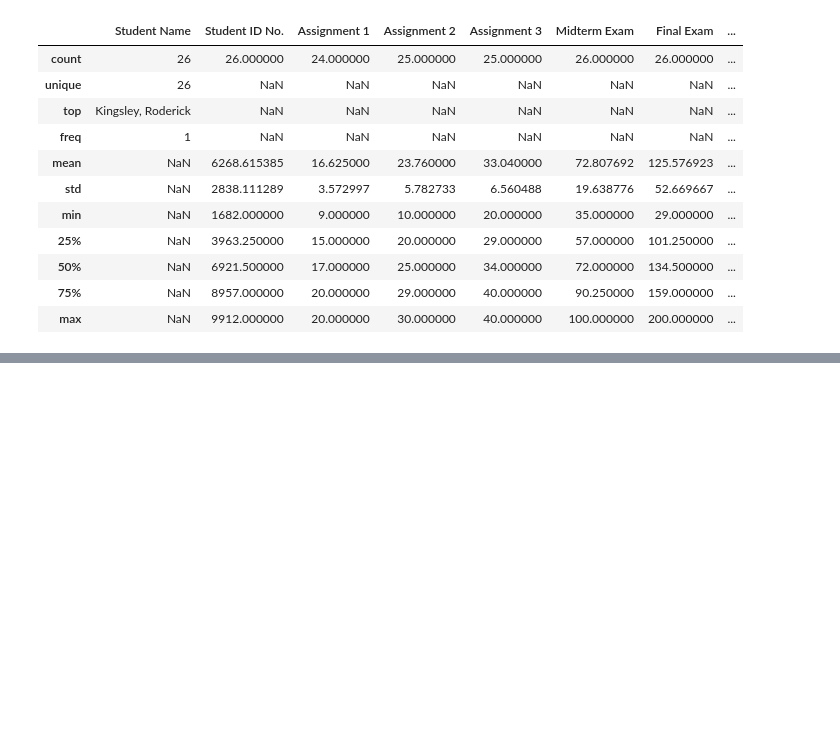
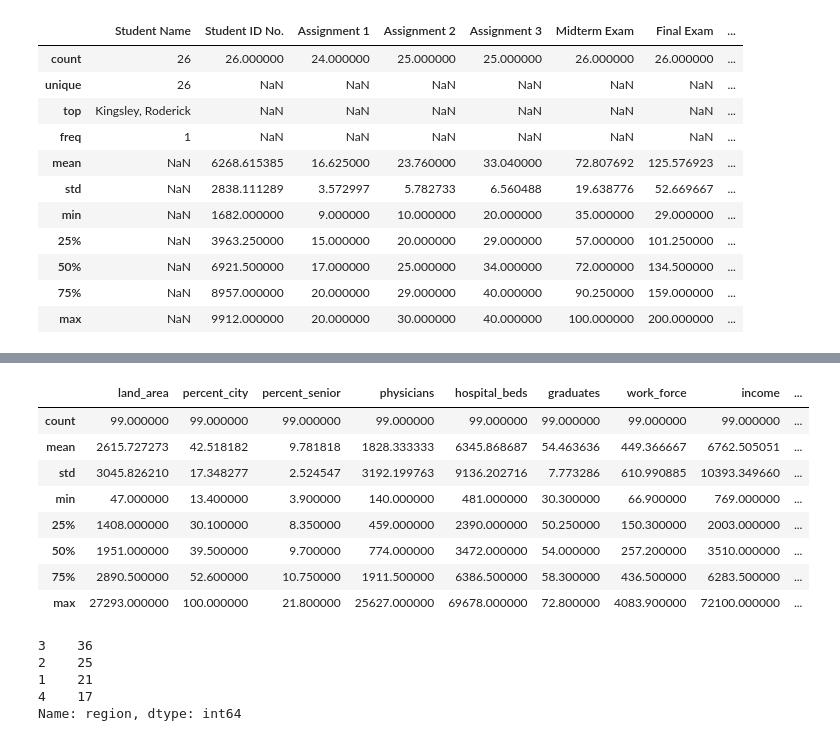
Before and after one commit to kiboma2021/5-Week-Data-Science-Bootcamp, a Jupyter notebook: Pandas.ipynb, the cells around one changed output, grey strips where cells are left out. Saved outputs shown, nothing was run; the diff lists cells and outputs as text; code cells hidden in the pictures; blank space fills up the shorter version.

```diff
--- a/Pandas.ipynb
+++ b/Pandas.ipynb
@@ -313,0 +421,33 @@ exam_scores.describe(include = 'all')
+# %%
+#Select the observations from the dataframe sma_data where the region is equal to 3.
+#Name this selected data as sample_data1. select the correct options about sample_data1.
+
+import pandas as pd
+sma_data = pd.read_csv("https://raw.githubusercontent.com/dphi-official/Datasets/master/Standard_Metropolitan_Areas_Data-data.csv")
+
+sample_data1=sma_data["region"]==3
+#sample_data1.value_counts()
+sma_data.describe()
+# %% [output]
+|  | land_area | percent_city | percent_senior | physicians | hospital_beds | graduates | work_force | income | ... |
+| count | 99.000000 | 99.000000 | 99.000000 | 99.000000 | 99.000000 | 99.000000 | 99.000000 | 99.000000 | ... |
+| mean | 2615.727273 | 42.518182 | 9.781818 | 1828.333333 | 6345.868687 | 54.463636 | 449.366667 | 6762.505051 | ... |
+| std | 3045.826210 | 17.348277 | 2.524547 | 3192.199763 | 9136.202716 | 7.773286 | 610.990885 | 10393.349660 | ... |
+| min | 47.000000 | 13.400000 | 3.900000 | 140.000000 | 481.000000 | 30.300000 | 66.900000 | 769.000000 | ... |
+| 25% | 1408.000000 | 30.100000 | 8.350000 | 459.000000 | 2390.000000 | 50.250000 | 150.300000 | 2003.000000 | ... |
+| 50% | 1951.000000 | 39.500000 | 9.700000 | 774.000000 | 3472.000000 | 54.000000 | 257.200000 | 3510.000000 | ... |
+| 75% | 2890.500000 | 52.600000 | 10.750000 | 1911.500000 | 6386.500000 | 58.300000 | 436.500000 | 6283.500000 | ... |
+| max | 27293.000000 | 100.000000 | 21.800000 | 25627.000000 | 69678.000000 | 72.800000 | 4083.900000 | 72100.000000 | ... |
+# %%
+#Count the occurence of unique values in the column region of the dataframe sma_data. Select the correct statements. [Hint: value_counts()]
+
+import pandas as pd
+sma_data = pd.read_csv("https://raw.githubusercontent.com/dphi-official/Datasets/master/Standard_Metropolitan_Areas_Data-data.csv")
+
+sma_data.region.value_counts()
+# %% [output]
+3    36
+2    25
+1    21
+4    17
+Name: region, dtype: int64
```
Also changed, not shown: parts of 8 cells of this notebook.
